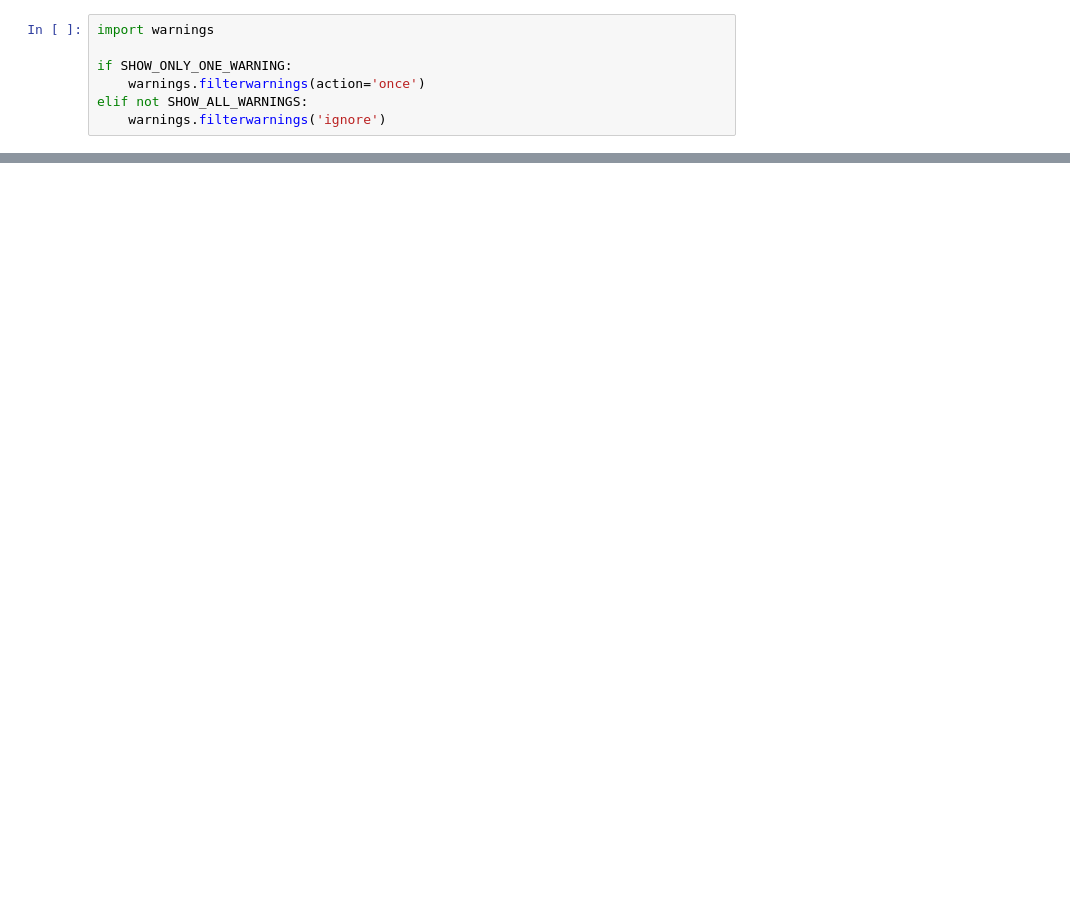
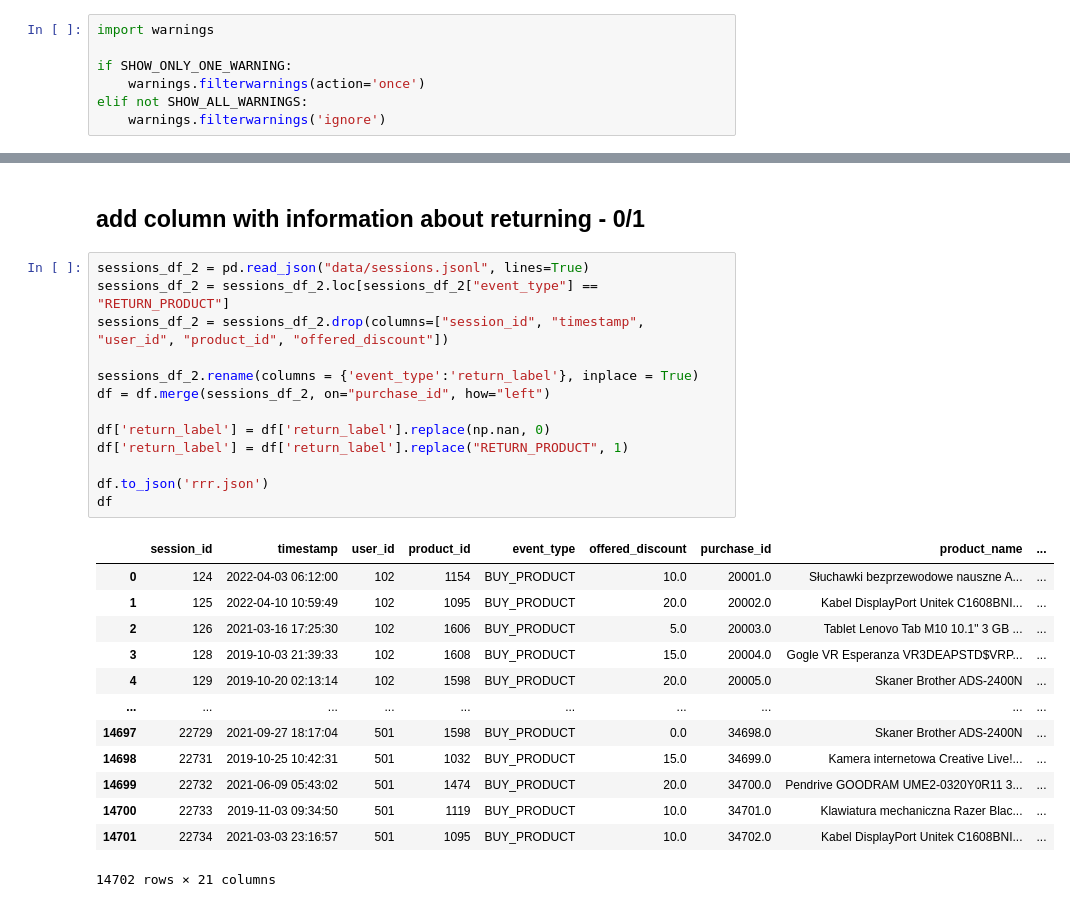
Before and after one commit to quechulo/CustomerReturnPrediction-IUM, a Jupyter notebook: data_analysis.ipynb, the cells around one changed output, grey strips where cells are left out. Drawn from its saved outputs; the diff is of its cells as text; blank space fills up the shorter version.

```diff
--- a/data_analysis.ipynb
+++ b/data_analysis.ipynb
@@ -717,0 +93,29 @@ for col in cols_to_min_max:
+# %% [markdown]
+## add column with information about returning - 0/1
+# %%
+sessions_df_2 = pd.read_json("data/sessions.jsonl", lines=True)
+sessions_df_2 = sessions_df_2.loc[sessions_df_2["event_type"] == "RETURN_PRODUCT"]
+sessions_df_2 = sessions_df_2.drop(columns=["session_id", "timestamp", "user_id", "product_id", "offered_discount"])
+
+sessions_df_2.rename(columns = {'event_type':'return_label'}, inplace = True)
+df = df.merge(sessions_df_2, on="purchase_id", how="left")
+
+df['return_label'] = df['return_label'].replace(np.nan, 0)
+df['return_label'] = df['return_label'].replace("RETURN_PRODUCT", 1)
+
+df.to_json('rrr.json')
+df
+# %% [output]
+|  | session_id | timestamp | user_id | product_id | event_type | offered_discount | purchase_id | product_name | ... |
+| 0 | 124 | 2022-04-03 06:12:00 | 102 | 1154 | BUY_PRODUCT | 10.0 | 20001.0 | Słuchawki bezprzewodowe nauszne A... | ... |
+| 1 | 125 | 2022-04-10 10:59:49 | 102 | 1095 | BUY_PRODUCT | 20.0 | 20002.0 | Kabel DisplayPort Unitek C1608BNI... | ... |
+| 2 | 126 | 2021-03-16 17:25:30 | 102 | 1606 | BUY_PRODUCT | 5.0 | 20003.0 | Tablet Lenovo Tab M10 10.1" 3 GB ... | ... |
+| 3 | 128 | 2019-10-03 21:39:33 | 102 | 1608 | BUY_PRODUCT | 15.0 | 20004.0 | Gogle VR Esperanza VR3DEAPSTD$VRP... | ... |
+| 4 | 129 | 2019-10-20 02:13:14 | 102 | 1598 | BUY_PRODUCT | 20.0 | 20005.0 | Skaner Brother ADS-2400N | ... |
+| ... | ... | ... | ... | ... | ... | ... | ... | ... | ... |
+| 14697 | 22729 | 2021-09-27 18:17:04 | 501 | 1598 | BUY_PRODUCT | 0.0 | 34698.0 | Skaner Brother ADS-2400N | ... |
+| 14698 | 22731 | 2019-10-25 10:42:31 | 501 | 1032 | BUY_PRODUCT | 15.0 | 34699.0 | Kamera internetowa Creative Live!... | ... |
+| 14699 | 22732 | 2021-06-09 05:43:02 | 501 | 1474 | BUY_PRODUCT | 20.0 | 34700.0 | Pendrive GOODRAM UME2-0320Y0R11 3... | ... |
+| 14700 | 22733 | 2019-11-03 09:34:50 | 501 | 1119 | BUY_PRODUCT | 10.0 | 34701.0 | Klawiatura mechaniczna Razer Blac... | ... |
+| 14701 | 22734 | 2021-03-03 23:16:57 | 501 | 1095 | BUY_PRODUCT | 10.0 | 34702.0 | Kabel DisplayPort Unitek C1608BNI... | ... |
+14702 rows × 21 columns
```
Also changed, not shown: parts of 150 cells of this notebook.
